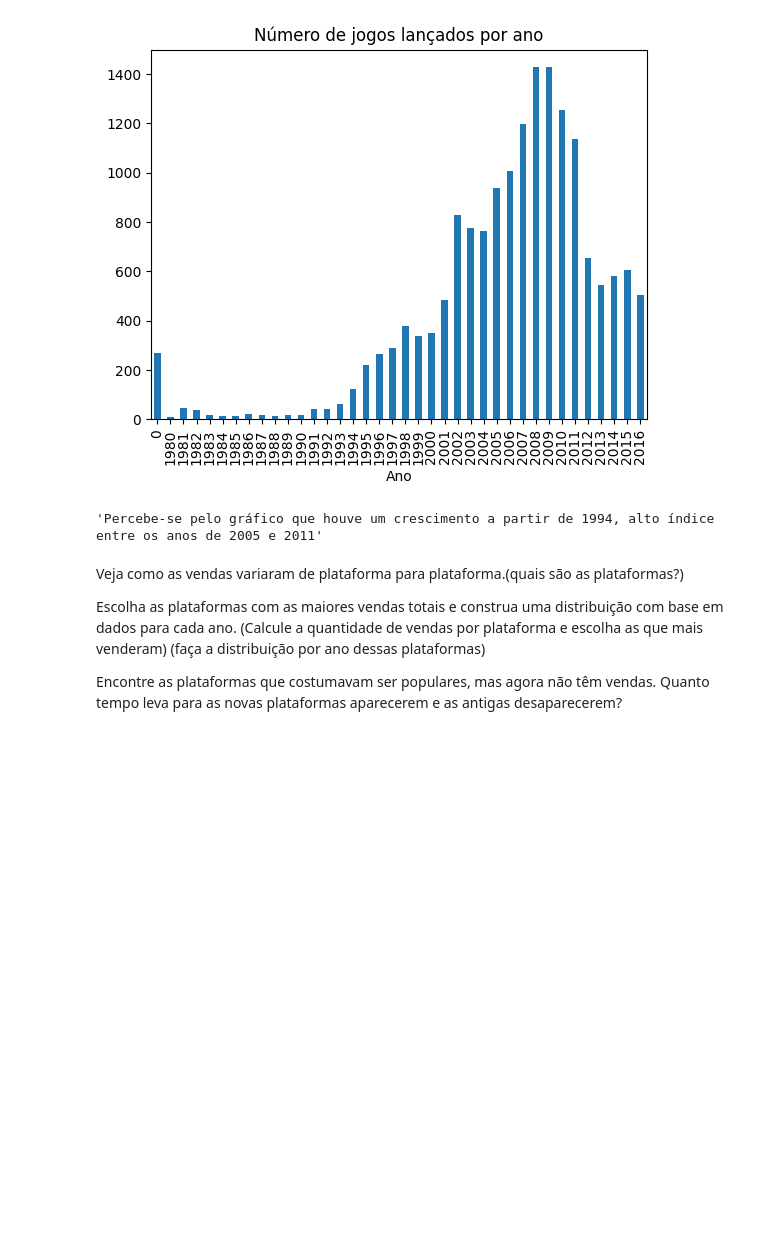
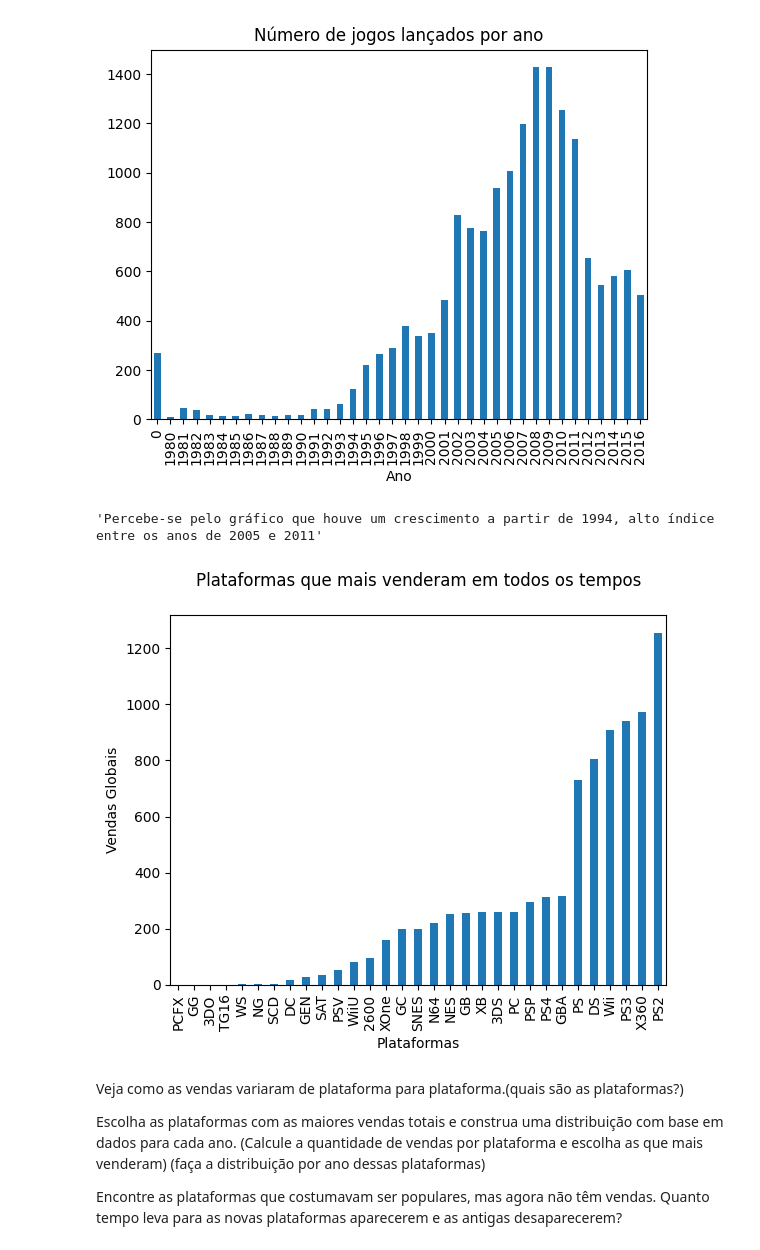
Before and after one commit to gustavoquareli/projeto-S_06, a Jupyter notebook: notebook/ver_dados.ipynb, the cells around one changed output. Drawn from its saved outputs; the diff is of its cells as text; code cells hidden in the pictures; blank space fills up the shorter version.

```diff
--- a/notebook/ver_dados.ipynb
+++ b/notebook/ver_dados.ipynb
@@ -325,6 +335,15 @@ plt.show()
 # %% [output]
 [figure]
 'Percebe-se pelo gráfico que houve um crescimento a partir de 1994, alto índice entre os anos de 2005 e 2011'
+# %%
+df.groupby('platform')['total_sales'].sum().sort_values().plot(kind='bar',
+        xlabel='Plataformas',
+        ylabel='Vendas Globais',
+        title='Plataformas que mais venderam em todos os tempos\n')
+
+plt.show()
+# %% [output]
+[figure, added]
 # %% [markdown]
 Veja como as vendas variaram de plataforma para plataforma.(quais são as plataformas?)
 
```
Also changed, not shown: parts of 10 cells of this notebook.
